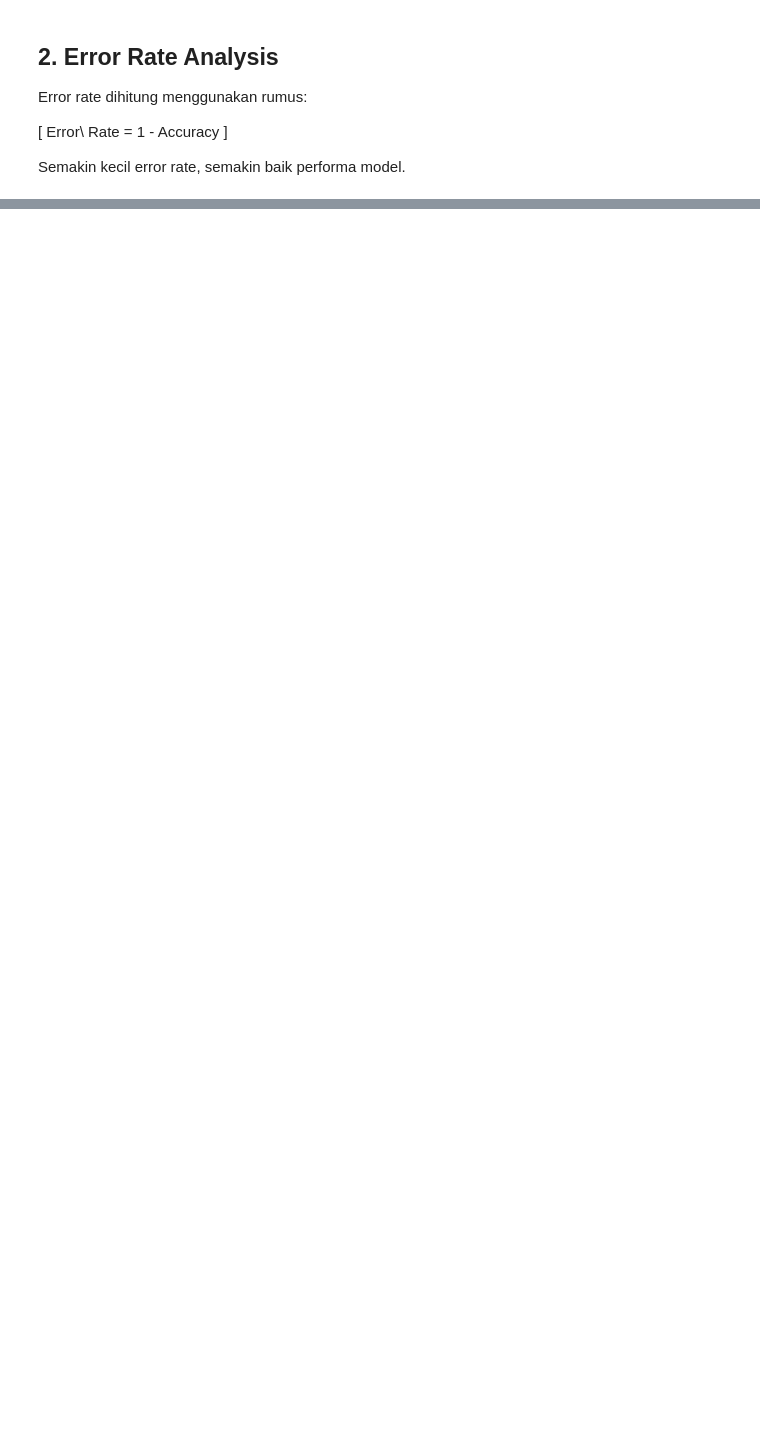
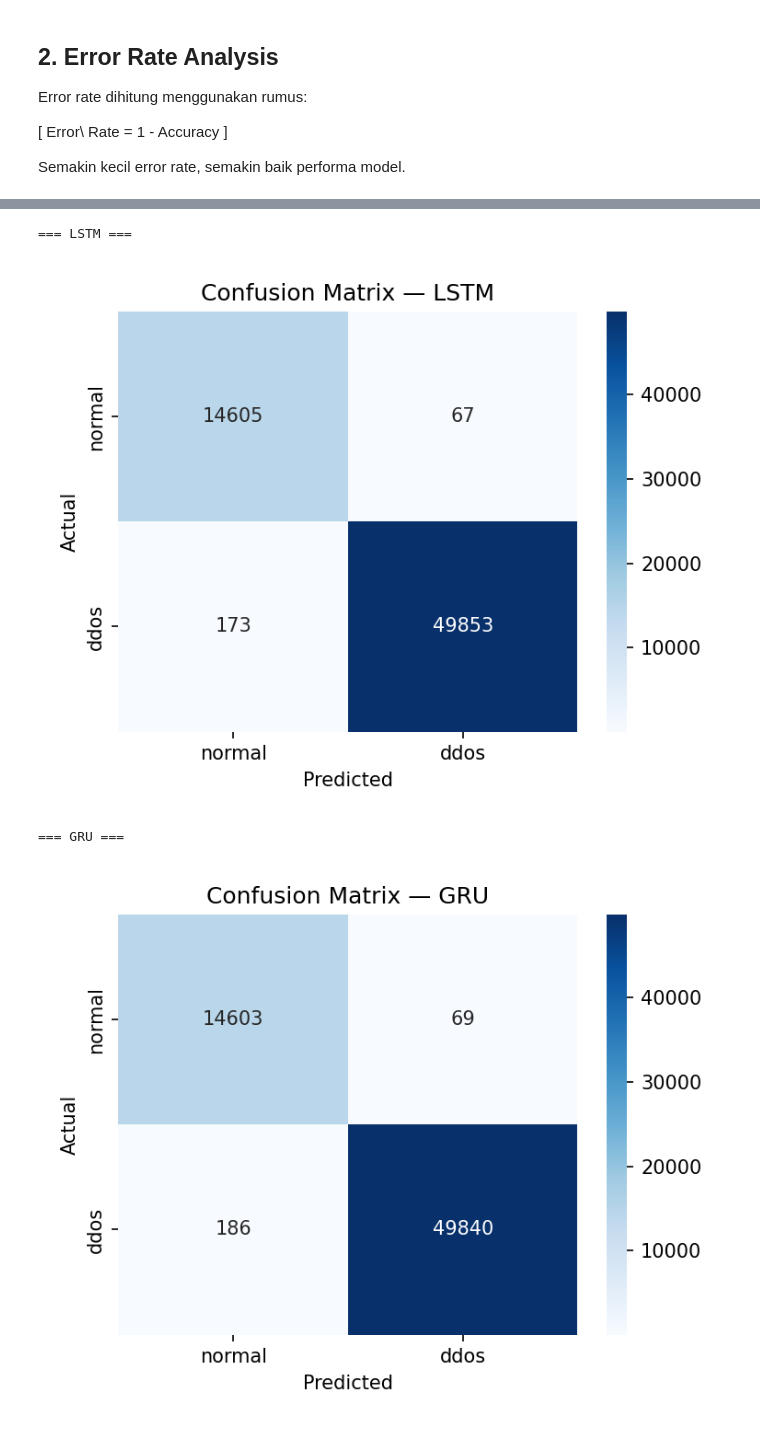
Before and after one commit to calvinkatoroy/tugas-akhir-ai-kel-06, a Jupyter notebook: notebooks/09_error_analysis.ipynb, the cells around one changed output, grey strips where cells are left out. Cells and saved outputs as stored; diff of their text form; code cells hidden in the pictures; blank space fills up the shorter version.

```diff
--- a/notebooks/09_error_analysis.ipynb
+++ b/notebooks/09_error_analysis.ipynb
@@ -84,0 +263,30 @@ plt.show()
+# %%
+TOL = 0.002
+verify_rows = []
+
+for _, row in cm_est_df.iterrows():
+    checks = {
+        "accuracy": (row["accuracy_csv"], row["acc_est"]),
+        "precision": (row["precision_csv"], row["precision_est"]),
+        "recall": (row["recall_csv"], row["recall_est"]),
+        "f1": (row["f1_csv"], row["f1_est"]),
+        "fpr": (row["fpr_csv"], row["fpr_est"]),
+    }
+    for name, (csv_v, est_v) in checks.items():
+        verify_rows.append({
+            model_col: row[model_col],
+            "metric": name,
+            "csv": csv_v,
+            "estimated": est_v,
+            "abs_diff": round(abs(csv_v - est_v), 6),
+            "ok": abs(csv_v - est_v) <= TOL,
+        })
+
+verify_df = pd.DataFrame(verify_rows)
+display(verify_df)
+
+if verify_df["ok"].all():
+    print(f"Semua metrik konsisten dengan rekonstruksi CM (selisih <= {TOL})")
+else:
+    print("PERINGATAN: ada metrik di luar toleransi — cek pembulatan atau ukuran test set")
+    display(verify_df[~verify_df["ok"]])
@@ -102,0 +382,18 @@ Dalam sistem deteksi DDoS, False Negative biasanya lebih berbahaya dibanding Fal
+# %%
+cm_files = {
+    "LSTM": FIGURES_DIR / "cm_lstm.png",
+    "GRU": FIGURES_DIR / "cm_gru.png",
+    "RandomForest": FIGURES_DIR / "cm_randomforest.png",
+}
+
+for name, path in cm_files.items():
+    print(f"=== {name} ===")
+    if path.exists():
+        display(Image(filename=str(path)))
+    else:
+        print(f"  Belum ada — jalankan 08_evaluation.ipynb: {path}")
+# %% [output]
+=== LSTM ===
+[figure, added]
+=== GRU ===
+[figure, added]
```
Also changed, not shown: parts of 24 cells of this notebook, 2 other files.
